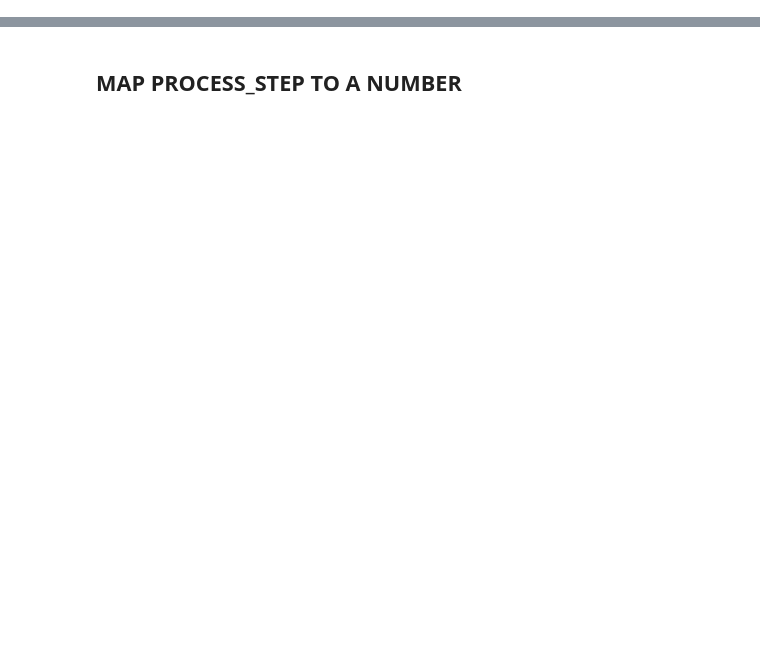
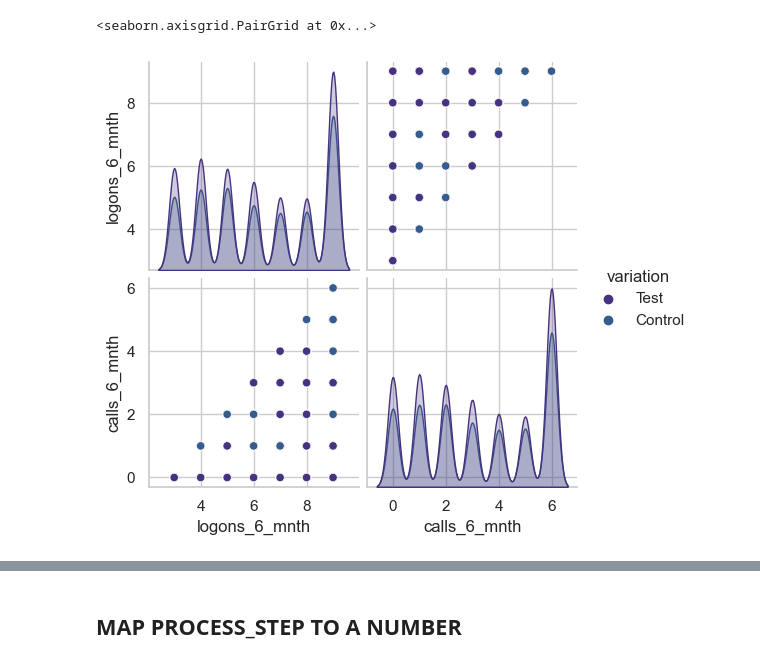
Before and after one commit to MustafaAldabbas/Project-Two-Big, a Jupyter notebook: Notebooks/Dan.ipynb, the cells around one changed output, grey strips where cells are left out. Drawn from its saved outputs; the diff is of its cells as text; code cells hidden in the pictures; blank space fills up the shorter version.

```diff
--- a/Notebooks/Dan.ipynb
+++ b/Notebooks/Dan.ipynb
@@ -153 +170,9 @@ df_final_demo.hist(figsize=(20, 20), bins=50, xlabelsize=8, ylabelsize=8)
+# %%
+#using pairplot to compare the difference between the two groups, for logons_6_mnth and calls_6_mnth
+
+import seaborn as sns
+sns.pairplot(df_demo, hue='variation', vars=['logons_6_mnth', 'calls_6_mnth'])
+# %% [output]
+<seaborn.axisgrid.PairGrid at 0x...>
+[figure, added]
 # %%
```
Also changed, not shown: parts of 86 cells of this notebook, 2 other files.
